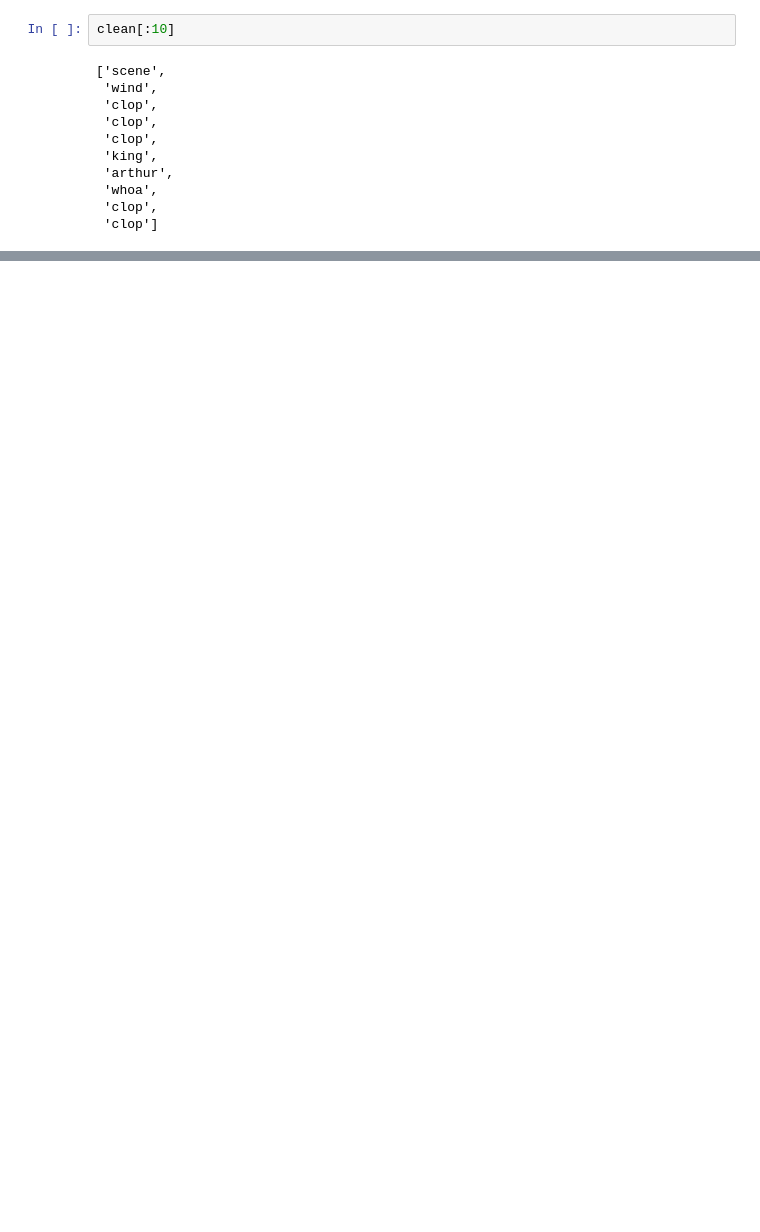
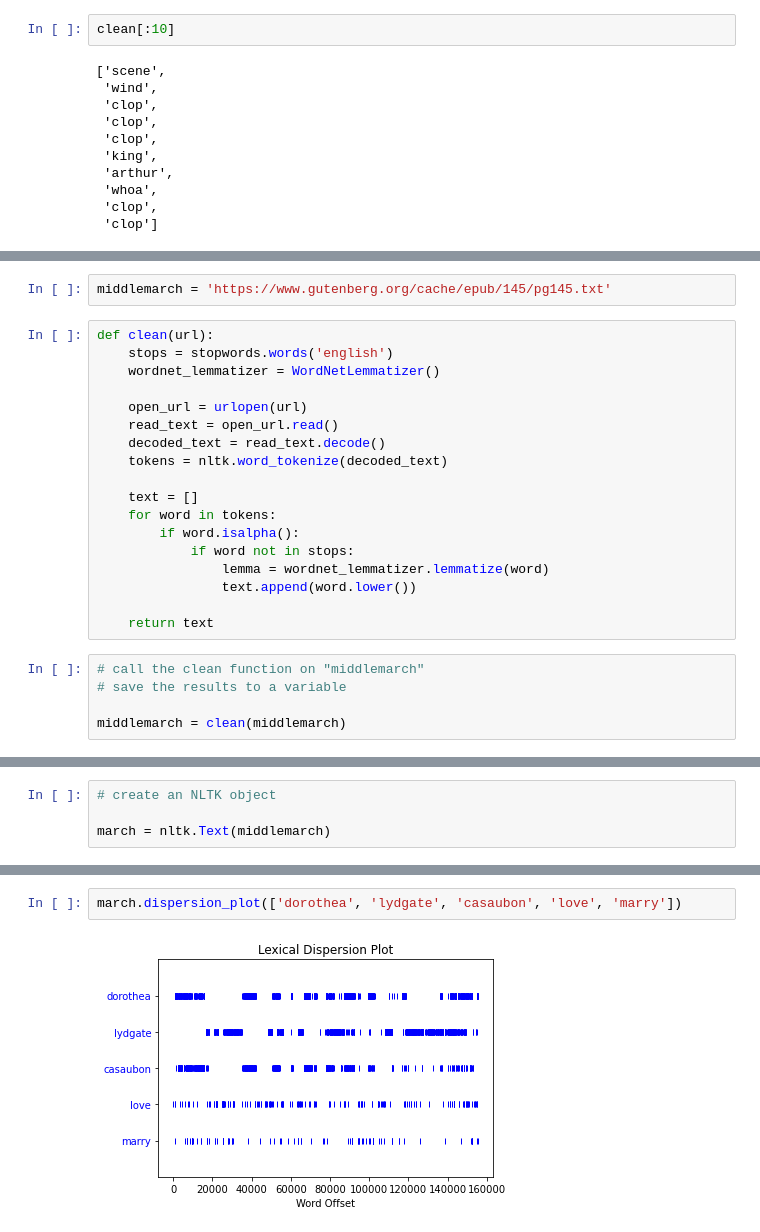
Before and after one commit to gofilipa/python-spring-23, a Jupyter notebook: nltk.ipynb, the cells around one changed output, grey strips where cells are left out. Saved outputs shown, nothing was run; the diff lists cells and outputs as text; blank space fills up the shorter version.

```diff
--- a/nltk.ipynb
+++ b/nltk.ipynb
@@ -327,0 +384,25 @@ clean[:10]
+# %%
+middlemarch = 'https://www.gutenberg.org/cache/epub/145/pg145.txt'
+# %%
+def clean(url):
+    stops = stopwords.words('english')
+    wordnet_lemmatizer = WordNetLemmatizer()
+
+    open_url = urlopen(url)
+    read_text = open_url.read()
+    decoded_text = read_text.decode()
+    tokens = nltk.word_tokenize(decoded_text)
+
+    text = []
+    for word in tokens:
+        if word.isalpha():
+            if word not in stops:
+                lemma = wordnet_lemmatizer.lemmatize(word)
+                text.append(word.lower())
+
+    return text
+# %%
+# call the clean function on "middlemarch"
+# save the results to a variable
+
+middlemarch = clean(middlemarch)
@@ -327,0 +436,4 @@ clean[:10]
+# %%
+# create an NLTK object
+
+march = nltk.Text(middlemarch)
@@ -327,0 +470,4 @@ clean[:10]
+# %%
+march.dispersion_plot(['dorothea', 'lydgate', 'casaubon', 'love', 'marry'])
+# %% [output]
+[figure, added]
```
Also changed, not shown: parts of 29 cells of this notebook.
